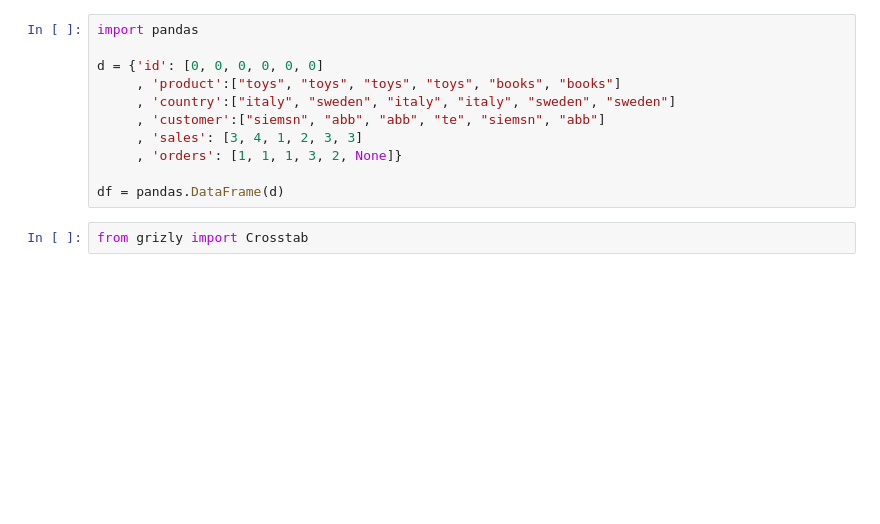
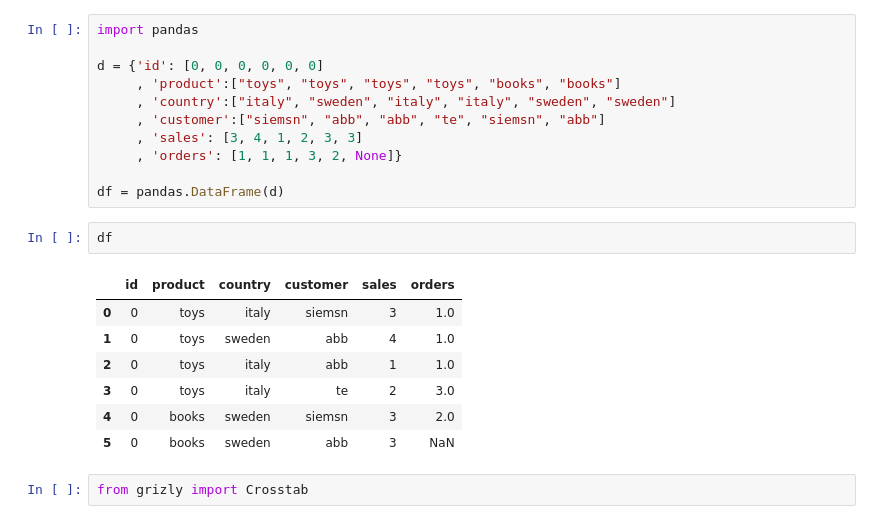
Before and after one commit to bing9/grizly, a Jupyter notebook: tutorials/crosstab.ipynb, the cells around one changed output. Cells and saved outputs as stored; diff of their text form; blank space fills up the shorter version.

```diff
--- a/tutorials/crosstab.ipynb
+++ b/tutorials/crosstab.ipynb
@@ -13,6 +13,16 @@ d = {'id': [0, 0, 0, 0, 0, 0]
      , 'orders': [1, 1, 1, 3, 2, None]}
 
 df = pandas.DataFrame(d)
+# %%
+df
+# %% [output]
+|  | id | product | country | customer | sales | orders |
+| 0 | 0 | toys | italy | siemsn | 3 | 1.0 |
+| 1 | 0 | toys | sweden | abb | 4 | 1.0 |
+| 2 | 0 | toys | italy | abb | 1 | 1.0 |
+| 3 | 0 | toys | italy | te | 2 | 3.0 |
+| 4 | 0 | books | sweden | siemsn | 3 | 2.0 |
+| 5 | 0 | books | sweden | abb | 3 | NaN |
 # %%
 from grizly import Crosstab
 # %%
```
Also changed, not shown: 22 other files.
